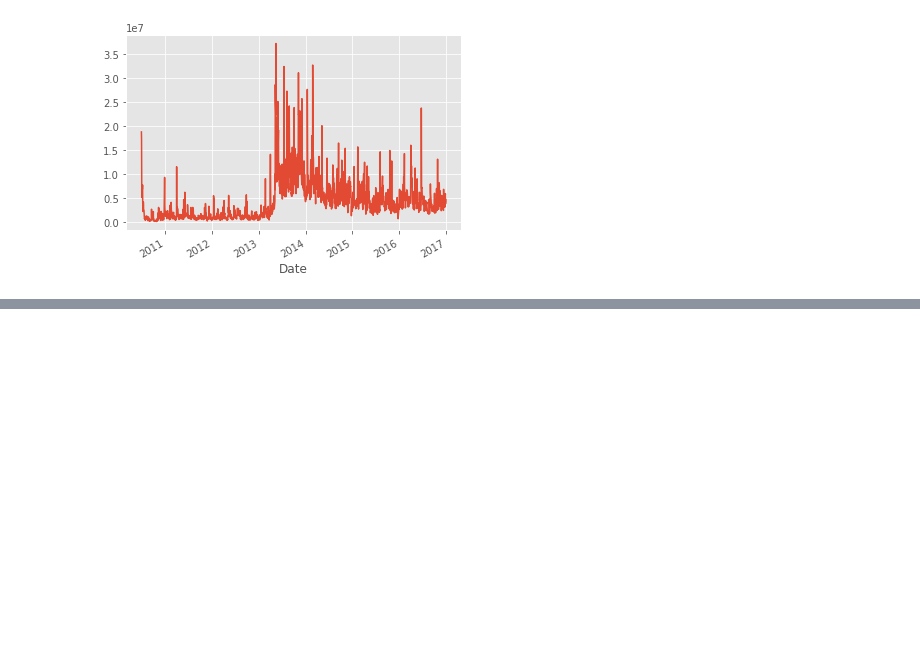
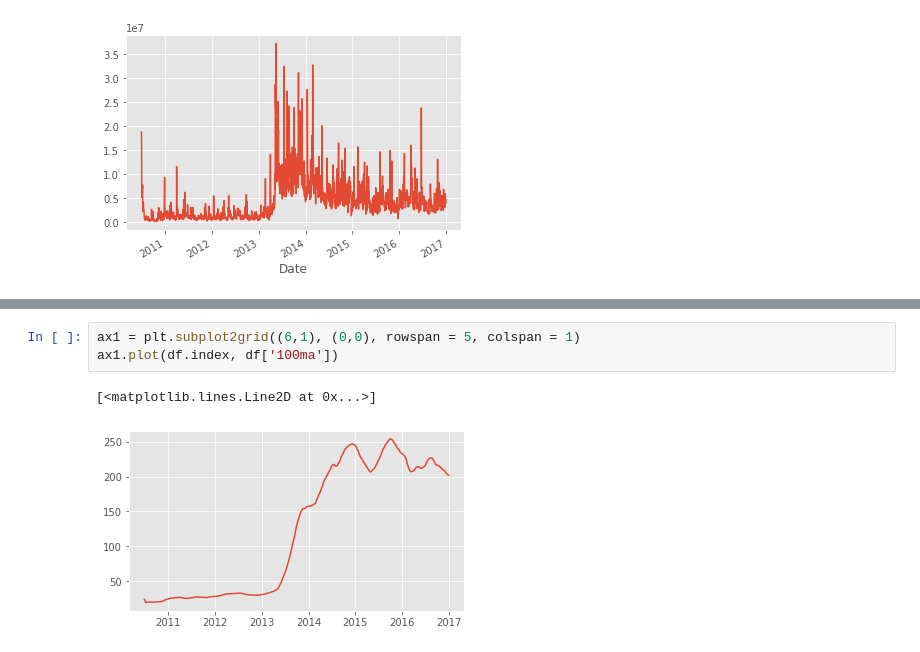
Before and after one commit to michelleruas/Data_Visualisation, a Jupyter notebook: Python_For_Finance.ipynb, the cells around one changed output, grey strips where cells are left out. Cells and saved outputs as stored; diff of their text form; blank space fills up the shorter version.

```diff
--- a/Python_For_Finance.ipynb
+++ b/Python_For_Finance.ipynb
@@ -46,0 +80,6 @@ df['Volume'].plot()
+# %%
+ax1 = plt.subplot2grid((6,1), (0,0), rowspan = 5, colspan = 1)
+ax1.plot(df.index, df['100ma'])
+# %% [output]
+[<matplotlib.lines.Line2D at 0x...>]
+[figure, added]
```
Also changed, not shown: parts of 6 cells of this notebook.
